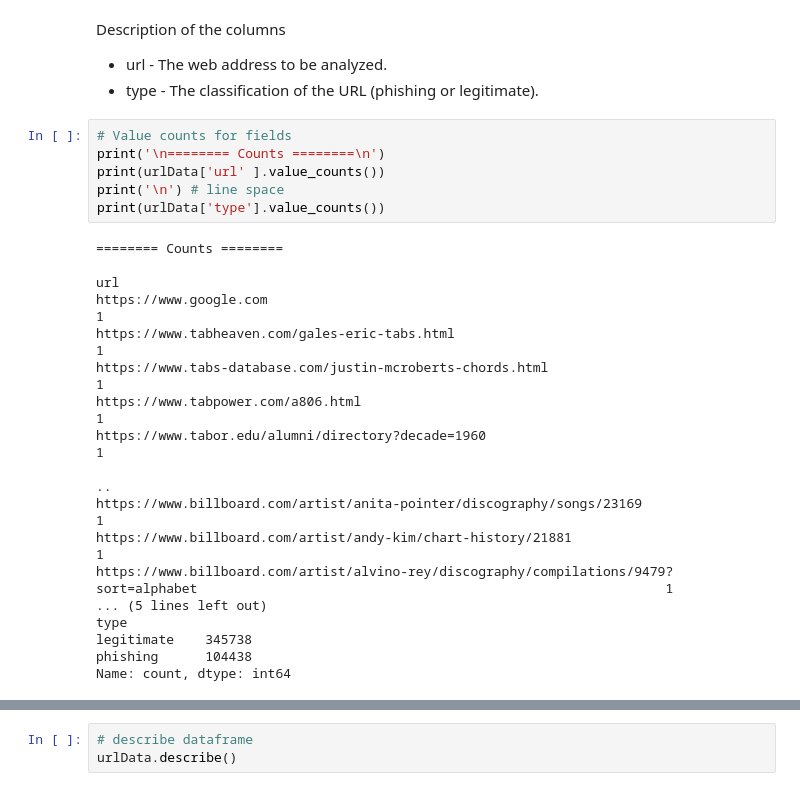
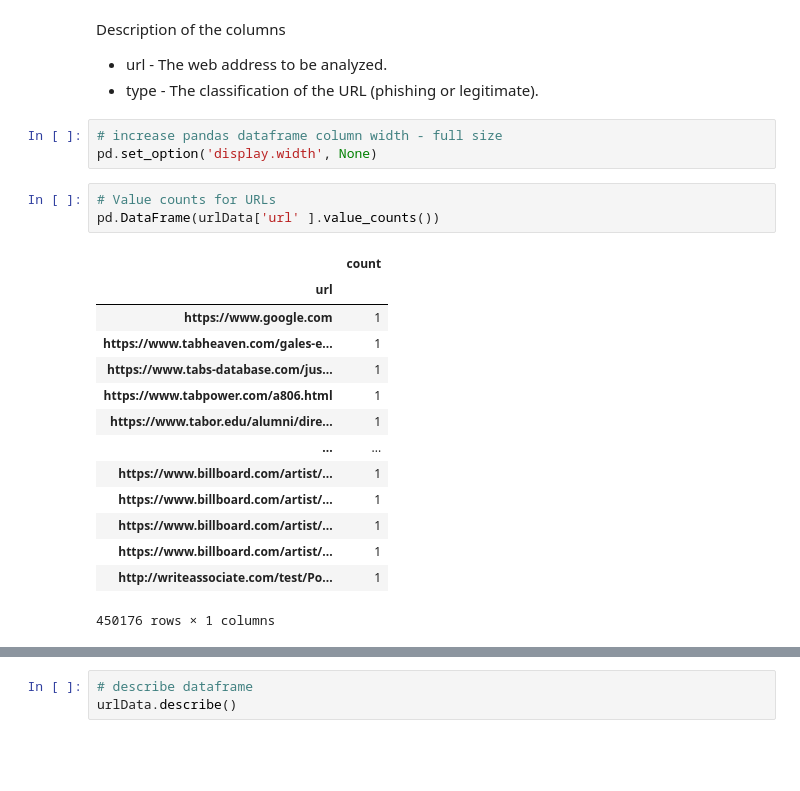
Before and after one commit to mdgarber/DetectPhishURL, a Jupyter notebook: DetectPhishURL/notebooks/detectPhishUrl.ipynb, the cells around one changed output, grey strips where cells are left out. Cells and saved outputs as stored; diff of their text form; blank space fills up the shorter version.

```diff
--- a/DetectPhishURL/notebooks/detectPhishUrl.ipynb
+++ b/DetectPhishURL/notebooks/detectPhishUrl.ipynb
@@ -92,27 +104,24 @@ memory usage: 6.9+ MB
 Description of the columns
 - url - The web address to be analyzed.
 - type - The classification of the URL (phishing or legitimate).
+# %%
+# increase pandas dataframe column width - full size
+pd.set_option('display.width', None)
 # %%
-# Value counts for fields
-print('\n======== Counts ========\n')
-print(urlData['url' ].value_counts())
-print('\n') # line space
-print(urlData['type'].value_counts())
+# Value counts for URLs
+pd.DataFrame(urlData['url' ].value_counts())
 # %% [output]
+|  | count |
+| url |  |
+| https://www.google.com | 1 |
+| https://www.tabheaven.com/gales-e... | 1 |
+| https://www.tabs-database.com/jus... | 1 |
+| https://www.tabpower.com/a806.html | 1 |
+| https://www.tabor.edu/alumni/dire... | 1 |
+| ... | ... |
+| https://www.billboard.com/artist/... | 1 |
+| https://www.billboard.com/artist/... | 1 |
+| https://www.billboard.com/artist/... | 1 |
+| https://www.billboard.com/artist/... | 1 |
+| http://writeassociate.com/test/Po... | 1 |
-======== Counts ========
-
-url
-https://www.google.com                                                                                                                             1
-https://www.tabheaven.com/gales-eric-tabs.html                                                                                                     1
-https://www.tabs-database.com/justin-mcroberts-chords.html                                                                                         1
-https://www.tabpower.com/a806.html                                                                                                                 1
-https://www.tabor.edu/alumni/directory?decade=1960                                                                                                 1
-                                                                                                                                                  ..
-https://www.billboard.com/artist/anita-pointer/discography/songs/23169                                                                             1
-https://www.billboard.com/artist/andy-kim/chart-history/21881                                                                                      1
-https://www.billboard.com/artist/alvino-rey/discography/compilations/9479?sort=alphabet                                                            1
-... (5 lines left out)
-type
-legitimate    345738
-phishing      104438
-Name: count, dtype: int64
+450176 rows × 1 columns
```
Also changed, not shown: parts of 18 cells of this notebook, 2 other files.
